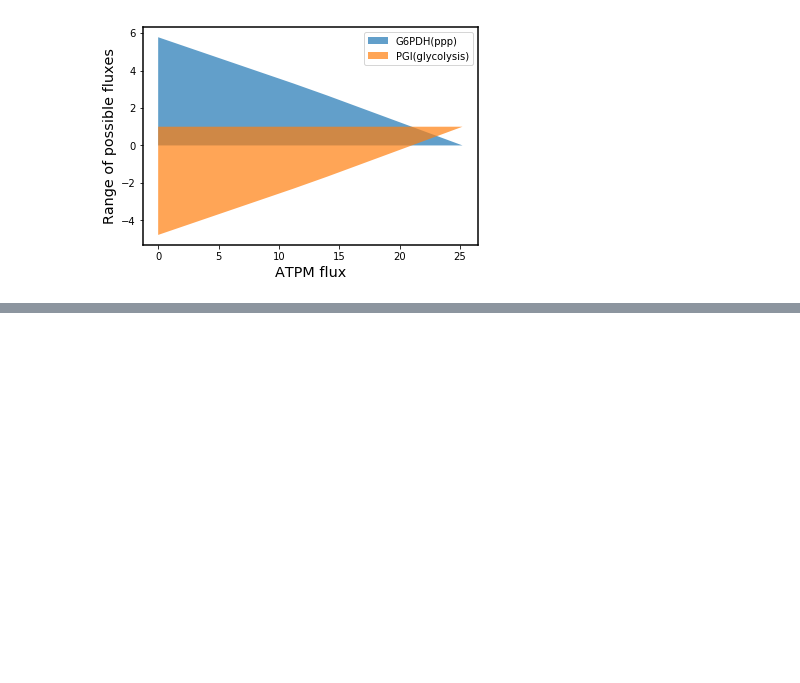
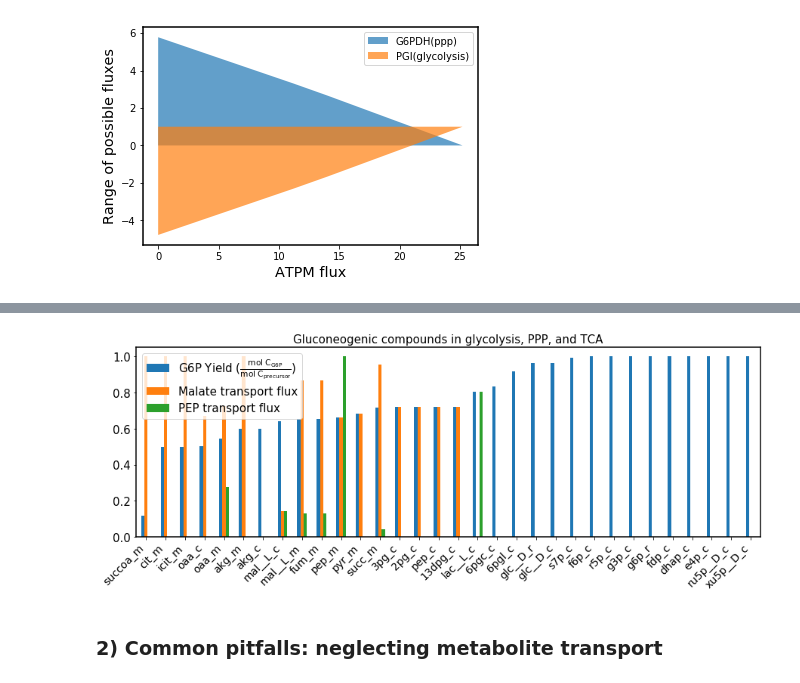
Before and after one commit to coltonlloyd/beng_213, a Jupyter notebook: beng213/completed_exercises/Exercise 2 - Simulating core energy metabolism.ipynb, the cells around one changed output, grey strips where cells are left out. Cells and saved outputs as stored; diff of their text form; code cells hidden in the pictures; blank space fills up the shorter version.

```diff
--- a/beng213/completed_exercises/Exercise 2 - Simulating core energy metabolism.ipynb
+++ b/beng213/completed_exercises/Exercise 2 - Simulating core energy metabolism.ipynb
@@ -186,0 +223,50 @@ Text(0.5,0,'PGI flux')
+# %%
+def plot_carbon_yield(input_df):
+
+    fig, ax = plt.subplots(1,1)
+    input_df = input_df.rename({'g6p yield': r'G6P Yield ($\mathrm{\frac{mol\ C_{G6P}}{mol\ C_{precursor}}}$)',
+                                      'MALtm': 'Malate transport flux',
+                                      'PEPtm': 'PEP transport flux'}, axis=1)
+    ax = input_df.plot(kind='bar', figsize=(12.5, 5), ax=ax)
+    ax.legend(fontsize=15)
+    ax.set_xticklabels(ax.get_xticklabels(), rotation=45, ha='right', fontdict={'size': 14})
+    ax.tick_params(axis='y', labelsize=15)
+    ax.set_title('Gluconeogenic compounds in glycolysis, PPP, and TCA', size=15)
+    fig.tight_layout()
+# %%
+glc_per_mol = pd.DataFrame()
+model = model_cons.copy()
+model.add_boundary(model.metabolites.g6p_c)
+model.reactions.EX_g6p_c.lower_bound = 0
+model.reactions.EX_glc__D_c.lower_bound = 0
+for m in model.metabolites:
+    if m.elements.get('C', 0) == 0:
+        continue
+    with model:
+
+        if 'EX_' + m.id in model.reactions:
+            pass
+        else:
+            r = cobra.Reaction('EX_' + m.id)
+            model.add_reaction(r)
+            r.build_reaction_from_string(m.id + '->')
+        model.reactions.get_by_id('EX_' + m.id).lower_bound = -1
+        model.objective = 'EX_g6p_c'
+        sol = cobra.flux_analysis.pfba(model)
+
+        if sol.objective_value == 0:
+            continue
+        mol_c_substrate = m.elements['C']
+        mol_glc_per_mol = sol.fluxes['EX_g6p_c'] * 6 / mol_c_substrate
+
+        glc_per_mol.loc[m.id, 'g6p yield'] = mol_glc_per_mol
+        glc_per_mol.loc[m.id, 'MALtm'] = abs(sol.fluxes['MALtm'])
+        glc_per_mol.loc[m.id, 'PEP transport flux'] = sol.fluxes['PEPtm']
+
+glc_per_mol = glc_per_mol.sort_values(by='g6p yield')
+
+plot_carbon_yield(glc_per_mol)
+# %% [output]
+[figure, added]
+# %% [markdown]
+### 2) Common pitfalls: neglecting metabolite transport
```
Also changed, not shown: parts of 17 cells of this notebook, 3 other files.
